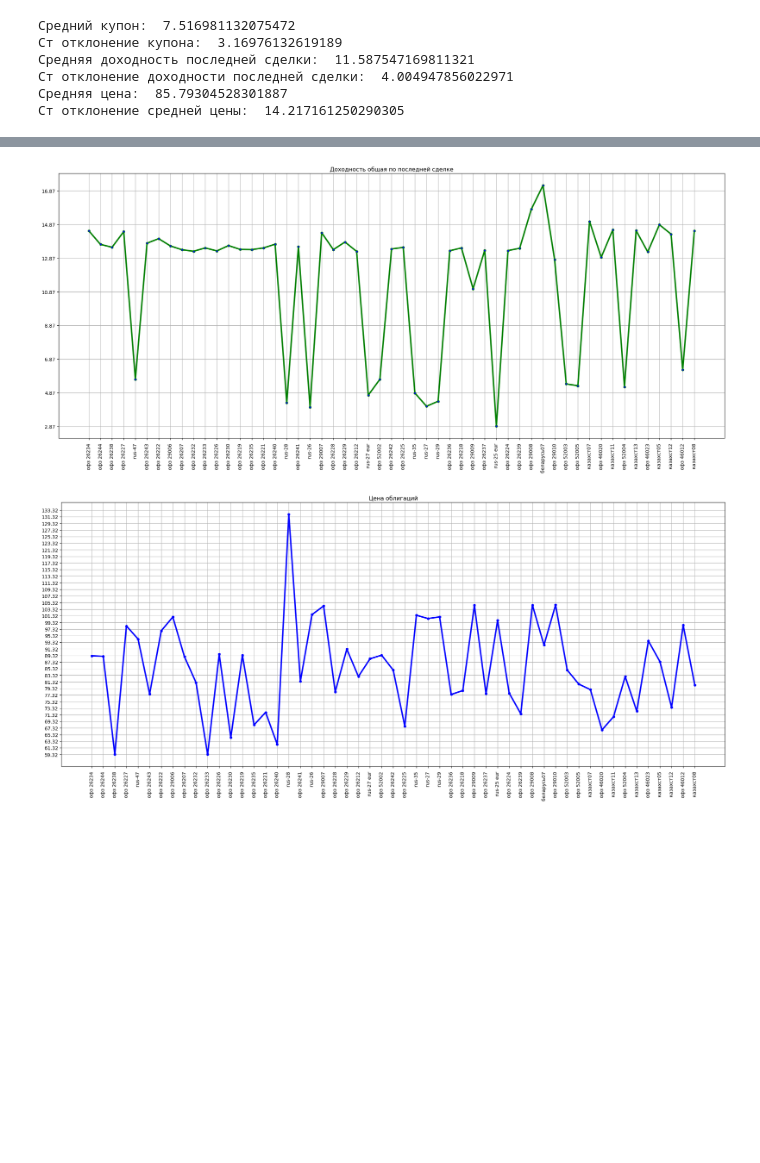
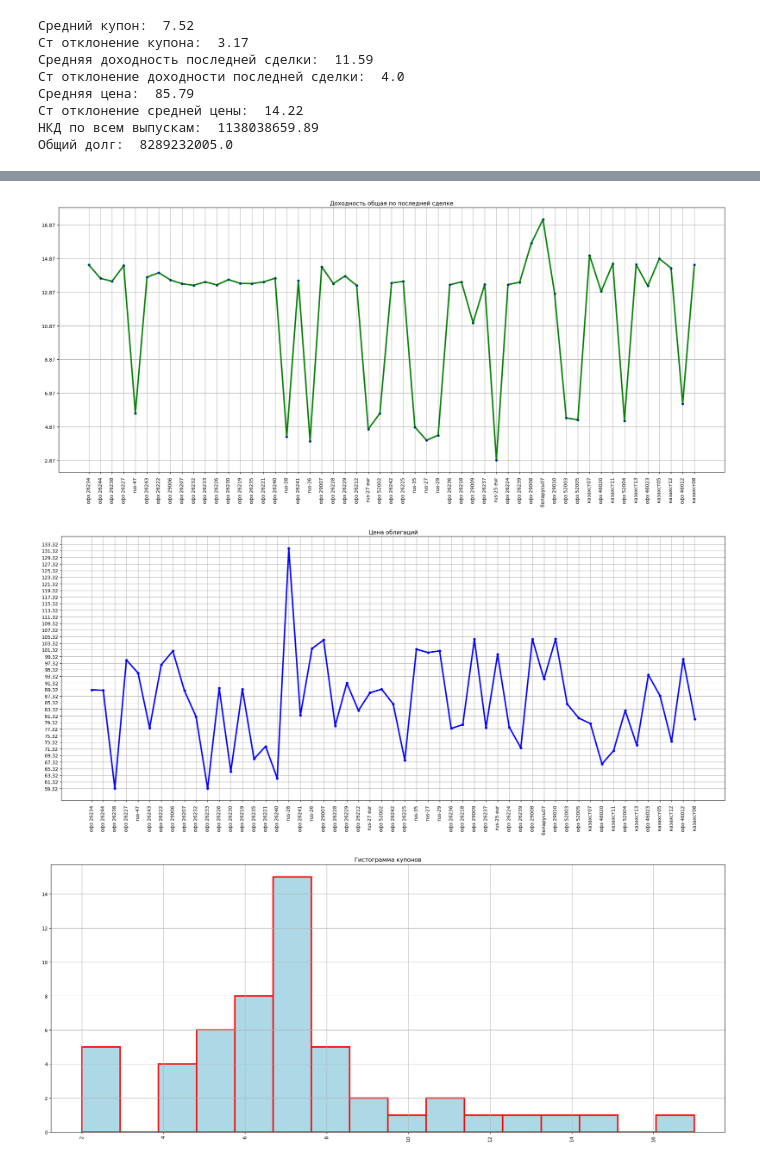
Before and after one commit to BlenikovDmitry/statistics, a Jupyter notebook: datasets/ofz.ipynb, the cells around one changed output, grey strips where cells are left out. Saved outputs shown, nothing was run; the diff lists cells and outputs as text; code cells hidden in the pictures; blank space fills up the shorter version.

```diff
--- a/datasets/ofz.ipynb
+++ b/datasets/ofz.ipynb
@@ -31,17 +31,24 @@ data = data.loc[data['цена_%_средневзвешенная'].astype(float
 
 
 #выводим очищенные данные в файл и отрисовываем статистики на графиках
+#дополнительно считаем статистики
 ###################################################################################
 #убираем бумаги, у которых доходность последней сделки отрицательная или выше 2-х стандартных отклонений
 #убираем бумаги, у которых средневзвешенная цена отрицательная или выше 2-х стандартных отклонений
 data['дох_посл_сделки'] = data['дох_посл_сделки'].str.replace('-', '0')
 data['дох_посл_сделки'] = data['дох_посл_сделки'].str.replace(',', '.').astype(float)
+data['нкд'] = data['нкд'].astype(str)
+data['нкд'] = data['нкд'].str.replace(',', '.')
+data['нкд'] = data['нкд'].str.replace('-', '0')
+data['нкд'] = data['нкд'].astype(float)
+
 stde_interest = statistics.stdev(data['ставка_купона'])
 average_interest = statistics.mean(data['ставка_купона'])
 stde_doh_last = statistics.stdev(data['дох_посл_сделки'])
 average_doh_last = statistics.mean(data['дох_посл_сделки'])
 stde_price = statistics.stdev(data['цена_%_средневзвешенная'])
 average_price = statistics.mean(data['цена_%_средневзвешенная'])
+
 data = data.loc[data['дох_посл_сделки'].astype(float) <= ((stde_doh_last * 2) + average_doh_last)]
 data = data.loc[data['дох_посл_сделки'].astype(float) > 0]
 data = data.loc[data['цена_%_средневзвешенная'].astype(float) <= ((stde_price * 2) + average_price)]
@@ -53,13 +60,19 @@ stde_doh_last = statistics.stdev(data['дох_посл_сделки'])
 average_doh_last = statistics.mean(data['дох_посл_сделки'])
 stde_price = statistics.stdev(data['цена_%_средневзвешенная'])
 average_price = statistics.mean(data['цена_%_средневзвешенная'])
+sum_nkd = (data['объем_в_валюте'].astype(float) / data['непогашенный_долг'].astype(float) * data['нкд']).sum(axis = 0)
+#sum_nkd = data['нкд'].sum(axis = 0)
+sum_debt = data['объем_в_валюте'].astype(float).sum(axis = 0)
 
-print("Средний купон: ", average_interest)
-print("Ст отклонение купона: ", stde_interest)
-print("Средняя доходность последней сделки: ", average_doh_last)
-print("Ст отклонение доходности последней сделки: ", stde_doh_last)
-print("Средняя цена: ", average_price)
-print("Ст отклонение средней цены: ", stde_price)
+print("Средний купон: ", round(average_interest, 2))
+print("Ст отклонение купона: ", round(stde_interest, 2))
+print("Средняя доходность последней сделки: ", round(average_doh_last, 2))
+print("Ст отклонение доходности последней сделки: ", round(stde_doh_last, 2))
+print("Средняя цена: ", round(average_price, 2))
+print("Ст отклонение средней цены: ", round(stde_price, 2))
+print("НКД по всем выпускам: ", round(sum_nkd, 2))
+print("Общий долг: ", sum_debt)
+
 ###################################################################################
 
 data.to_csv('ofz_cleared.csv')
@@ -70,36 +83,49 @@ plt.xticks(rotation="vertical")
 plt.yticks(np.arange(min(data['ставка_купона']), max(data['ставка_купона'])+2, 2.0))
 ax.set_title("Купонная доходность")
 ax.plot(data['наименование'],data['ставка_купона'], '-rh', linewidth=3, markersize=5, markerfacecolor='b')
 ax.grid()
 plt.savefig('kupon_ofz.png')
 plt.show()
 #отрисовываем график общей доходности
 fig = plt.figure(figsize=(25,10))
 ax = fig.add_subplot(1,1,1)
 plt.xticks(rotation="vertical")
 plt.yticks(np.arange(min(data['дох_посл_сделки']), max(data['дох_посл_сделки'])+2, 2.0))
 ax.set_title("Доходность общая по последней сделке")
 ax.plot(data['наименование'],data['дох_посл_сделки'], '-gh', linewidth=3, markersize=5, markerfacecolor='b')
 ax.grid()
 plt.savefig('dohod_eff_ofz.png')
 plt.show()
 #отрисовываем график цен бумаг
 fig = plt.figure(figsize=(25,10))
 ax = fig.add_subplot(1,1,1)
 plt.xticks(rotation="vertical")
 plt.yticks(np.arange(min(data['цена_%_средневзвешенная']), max(data['цена_%_средневзвешенная'])+2, 2.0))
 ax.set_title("Цена облигаций")
 ax.plot(data['наименование'],data['цена_%_средневзвешенная'], '-bh', linewidth=3, markersize=5, markerfacecolor='b')
 ax.grid()
 plt.savefig('price_ofz.png')
 plt.show()
+
+#отрисовываем частоту купонов
+fig = plt.figure(figsize=(25,10))
+ax = fig.add_subplot(1,1,1)
+plt.xticks(rotation="vertical")
+ax.set_title("Гистограмма купонов")
+ax.hist(data['ставка_купона'].astype(int),16,linewidth = 3, color = "lightblue", ec="red")
+ax.grid()
+plt.savefig('interest_distribution.png')
+plt.show()
 # %% [output]
-Средний купон:  7.516981132075472
-Ст отклонение купона:  3.16976132619189
-Средняя доходность последней сделки:  11.587547169811321
-Ст отклонение доходности последней сделки:  4.004947856022971
-Средняя цена:  85.79304528301887
-Ст отклонение средней цены:  14.217161250290305
+Средний купон:  7.52
+Ст отклонение купона:  3.17
+Средняя доходность последней сделки:  11.59
+Ст отклонение доходности последней сделки:  4.0
+Средняя цена:  85.79
+Ст отклонение средней цены:  14.22
+НКД по всем выпускам:  1138038659.89
+Общий долг:  8289232005.0
 [figure]
 [figure]
 [figure]
+[figure, added]
```
